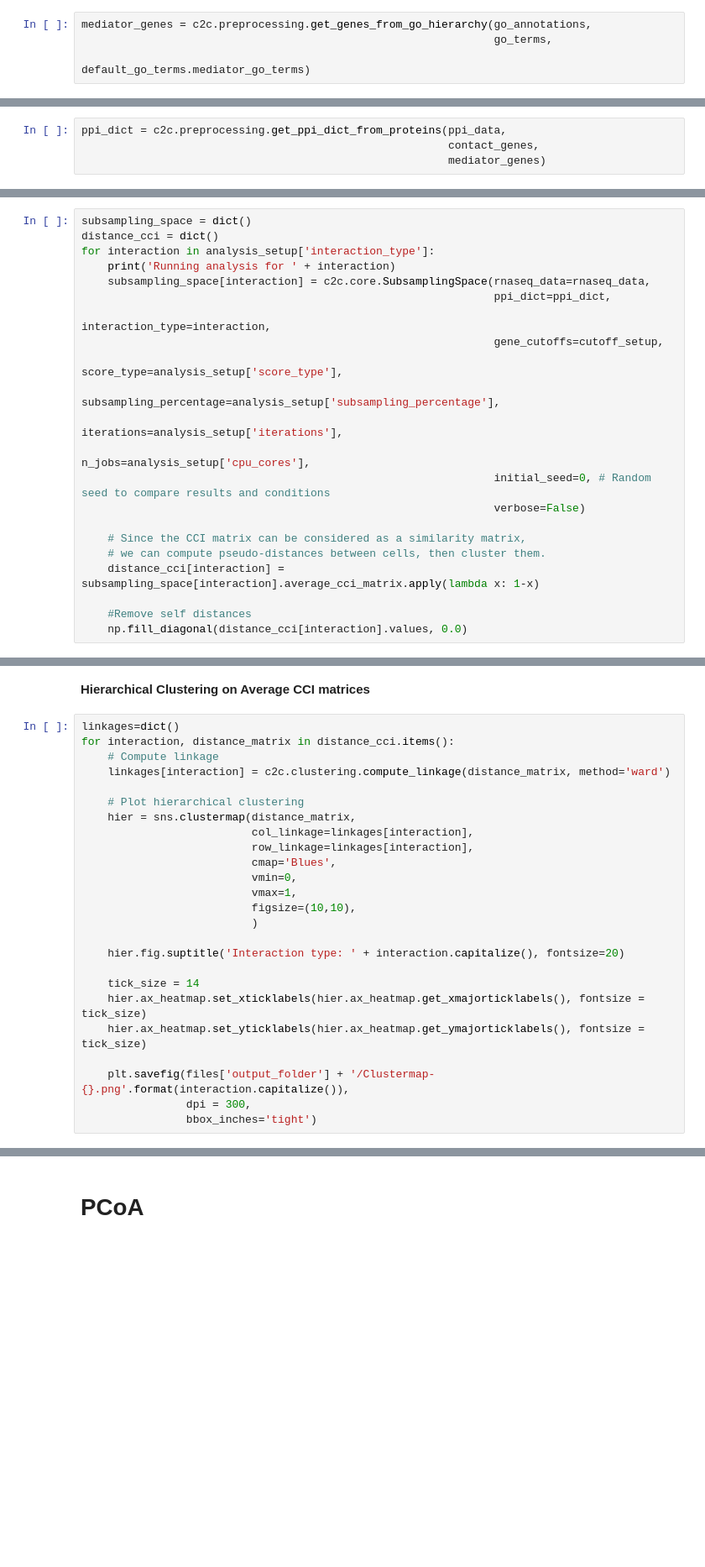
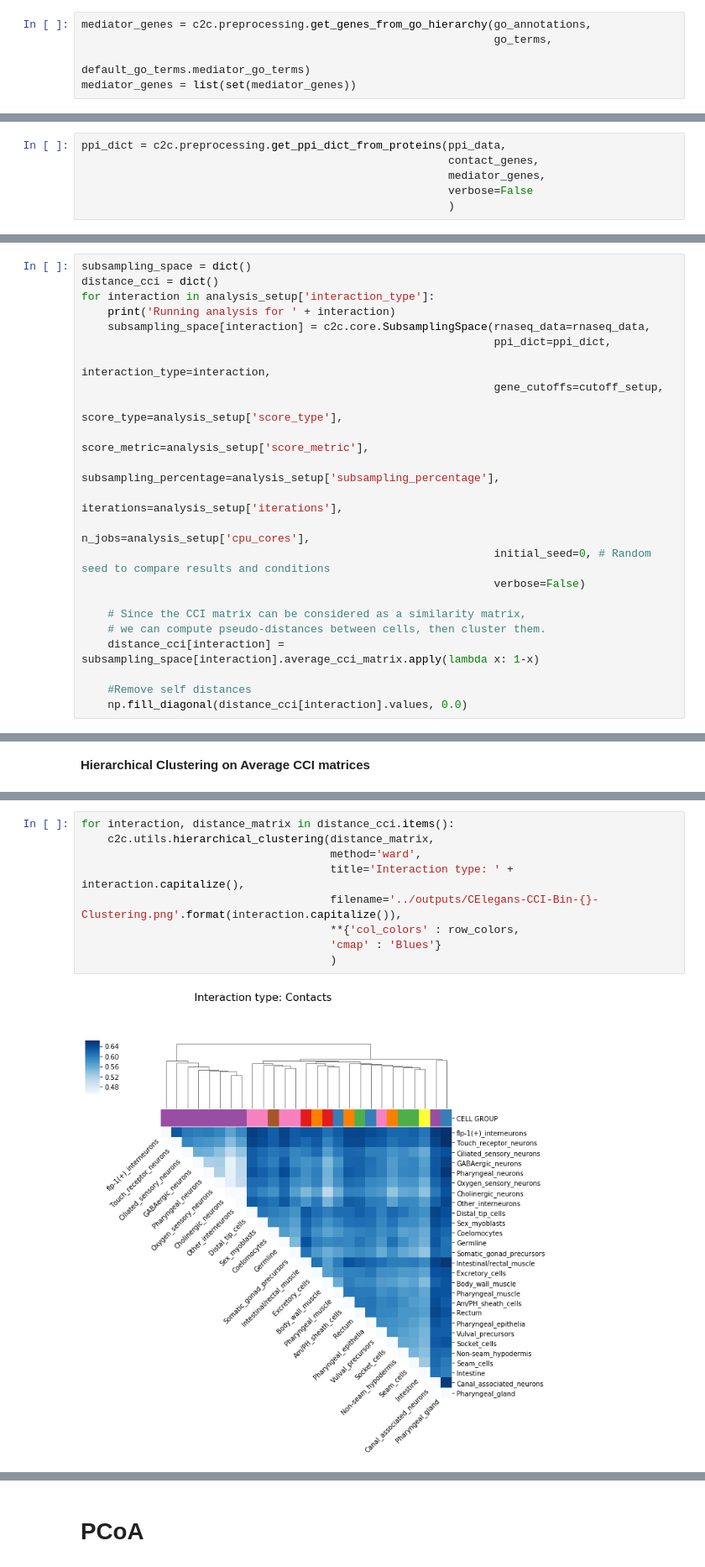
Before and after one commit to earmingol/cell2cell, a Jupyter notebook: notebooks/CElegans-CCI-binary-STRINGdb.ipynb, the cells around one changed output, grey strips where cells are left out. Shown: that part at 84% size. Cells and saved outputs as stored; diff of their text form; blank space fills up the shorter version.

```diff
--- a/notebooks/CElegans-CCI-binary-STRINGdb.ipynb
+++ b/notebooks/CElegans-CCI-binary-STRINGdb.ipynb
@@ -144,5 +155,6 @@ Filtering genes by using GO terms
 mediator_genes = c2c.preprocessing.get_genes_from_go_hierarchy(go_annotations,
                                                                go_terms,
                                                                default_go_terms.mediator_go_terms)
+mediator_genes = list(set(mediator_genes))
 # %% [output]
 Filtering genes by using GO terms
@@ -151,4 +167,6 @@ Filtering genes by using GO terms
 # %%
 ppi_dict = c2c.preprocessing.get_ppi_dict_from_proteins(ppi_data,
                                                         contact_genes,
-                                                        mediator_genes)
+                                                        mediator_genes,
+                                                        verbose=False
+                                                        )
@@ -181,6 +190,7 @@ for interaction in analysis_setup['interaction_type']:
                                                                interaction_type=interaction,
                                                                gene_cutoffs=cutoff_setup,
                                                                score_type=analysis_setup['score_type'],
+                                                               score_metric=analysis_setup['score_metric'],
                                                                subsampling_percentage=analysis_setup['subsampling_percentage'],
                                                                iterations=analysis_setup['iterations'],
                                                                n_jobs=analysis_setup['cpu_cores'],
@@ -202,27 +233,2 @@ Running analysis for combined
 # %% [markdown]
 **Hierarchical Clustering on Average CCI matrices**
-# %%
-linkages=dict()
-for interaction, distance_matrix in distance_cci.items():
-    # Compute linkage
-    linkages[interaction] = c2c.clustering.compute_linkage(distance_matrix, method='ward')
-
-    # Plot hierarchical clustering
-    hier = sns.clustermap(distance_matrix,
-                          col_linkage=linkages[interaction],
-                          row_linkage=linkages[interaction],
-                          cmap='Blues',
-                          vmin=0,
-                          vmax=1,
-                          figsize=(10,10),
-                          )
-
-    hier.fig.suptitle('Interaction type: ' + interaction.capitalize(), fontsize=20)
-
-    tick_size = 14
-    hier.ax_heatmap.set_xticklabels(hier.ax_heatmap.get_xmajorticklabels(), fontsize = tick_size)
-    hier.ax_heatmap.set_yticklabels(hier.ax_heatmap.get_ymajorticklabels(), fontsize = tick_size)
-
-    plt.savefig(files['output_folder'] + '/Clustermap-{}.png'.format(interaction.capitalize()),
-                dpi = 300,
-                bbox_inches='tight')
@@ -232,0 +235,11 @@ for interaction, distance_matrix in distance_cci.items():
+# %%
+for interaction, distance_matrix in distance_cci.items():
+    c2c.utils.hierarchical_clustering(distance_matrix,
+                                      method='ward',
+                                      title='Interaction type: ' + interaction.capitalize(),
+                                      filename='../outputs/CElegans-CCI-Bin-{}-Clustering.png'.format(interaction.capitalize()),
+                                      **{'col_colors' : row_colors,
+                                      'cmap' : 'Blues'}
+                                      )
+# %% [output]
+[figure, added]
```
Also changed, not shown: parts of 30 cells of this notebook.
